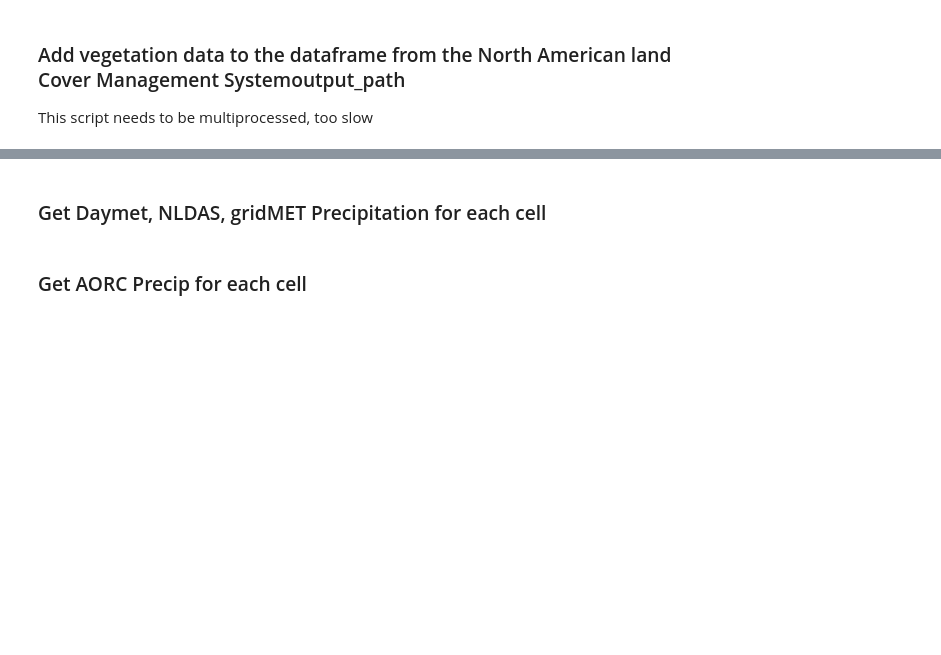
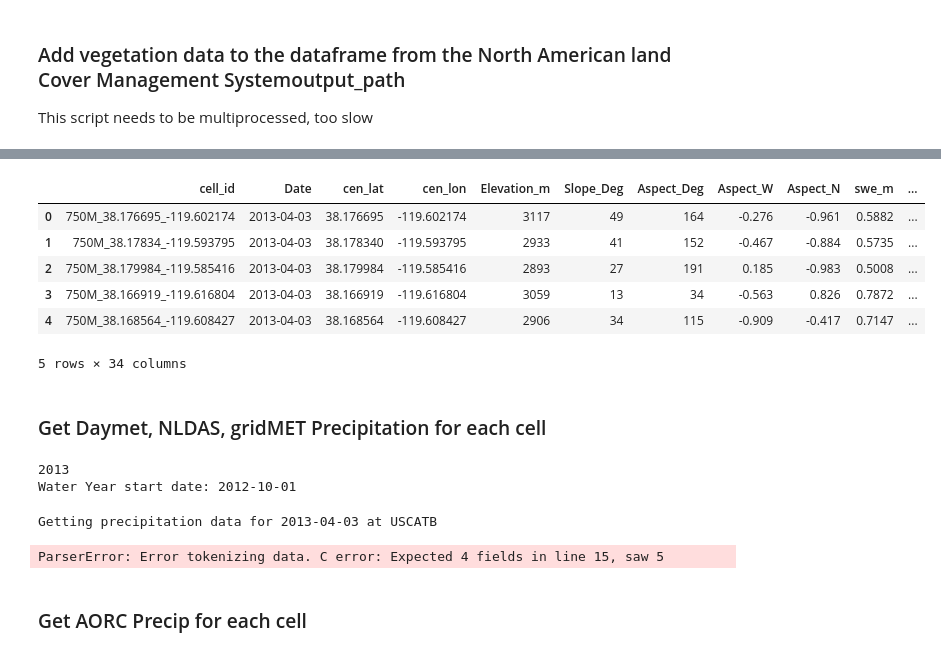
Before and after one commit to whitelightning450/SWEMLv2.0, a Jupyter notebook: Dataprocessing/DataProcessing_PipelineModularizedv2.ipynb, the cells around one changed output, grey strips where cells are left out. Saved outputs shown, nothing was run; the diff lists cells and outputs as text; code cells hidden in the pictures; blank space fills up the shorter version.

Commit message:
updates NLCD reference and vegetation script + more debugging in GeoDF

```diff
--- a/Dataprocessing/DataProcessing_PipelineModularizedv2.ipynb
+++ b/Dataprocessing/DataProcessing_PipelineModularizedv2.ipynb
@@ -187,9 +298,20 @@ for WY in WY_list:
+# %%
+test = pd.read_parquet('data/TrainingDFs/2013/750M_Resolution/Vegetation_Sturm_Seasonality_VIIRSGeoObsDFs/10_fSCA_Thresh/Vegetation_Sturm_Season_VIIRS_GeoObsdf_USCATB_20130403.parquet')
+test.head()
+# %% [output]
+|  | cell_id | Date | cen_lat | cen_lon | Elevation_m | Slope_Deg | Aspect_Deg | Aspect_W | Aspect_N | swe_m | ... |
+| 0 | 750M_38.176695_-119.602174 | 2013-04-03 | 38.176695 | -119.602174 | 3117 | 49 | 164 | -0.276 | -0.961 | 0.5882 | ... |
+| 1 | 750M_38.17834_-119.593795 | 2013-04-03 | 38.178340 | -119.593795 | 2933 | 41 | 152 | -0.467 | -0.884 | 0.5735 | ... |
+| 2 | 750M_38.179984_-119.585416 | 2013-04-03 | 38.179984 | -119.585416 | 2893 | 27 | 191 | 0.185 | -0.983 | 0.5008 | ... |
+| 3 | 750M_38.166919_-119.616804 | 2013-04-03 | 38.166919 | -119.616804 | 3059 | 13 | 34 | -0.563 | 0.826 | 0.7872 | ... |
+| 4 | 750M_38.168564_-119.608427 | 2013-04-03 | 38.168564 | -119.608427 | 2906 | 34 | 115 | -0.909 | -0.417 | 0.7147 | ... |
+5 rows × 34 columns
 # %% [markdown]
 ### Get Daymet, NLDAS, gridMET Precipitation for each cell
 # %%
 datasets = [# 'Daymet',
              'NLDAS',
-             'gridMET'
+            #  'gridMET'
            ]
 
 for dataset in datasets:
@@ -198,12 +320,17 @@ for dataset in datasets:
 
         if os.path.isdir(path) == True:
             print(WY)
-            # get_Precip.get_precip(WY, output_res, threshold, dataset)
+            get_Precip.get_precip(WY, output_res, threshold, dataset)
         else:
             print(f"No ASO data for {WY}, {path}")
 
         #Connect precipitation to processed DFs
         get_Precip.Make_Precip_DF(WY, output_res, threshold, dataset)
+# %% [output]
+2013
+Water Year start date: 2012-10-01
+Getting precipitation data for 2013-04-03 at USCATB
+ParserError: Error tokenizing data. C error: Expected 4 fields in line 15, saw 5
 # %% [markdown]
 ### Get AORC Precip for each cell
 # %%
```
Also changed, not shown: parts of 13 cells of this notebook, 8 other files.
